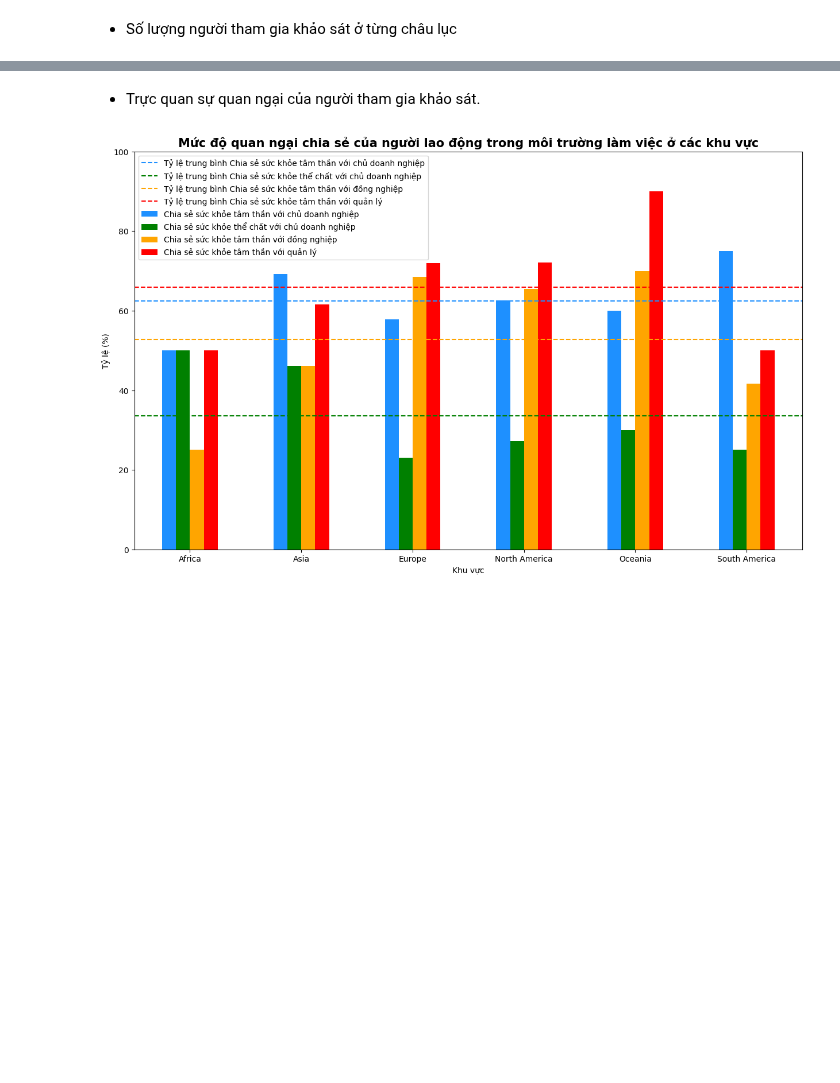
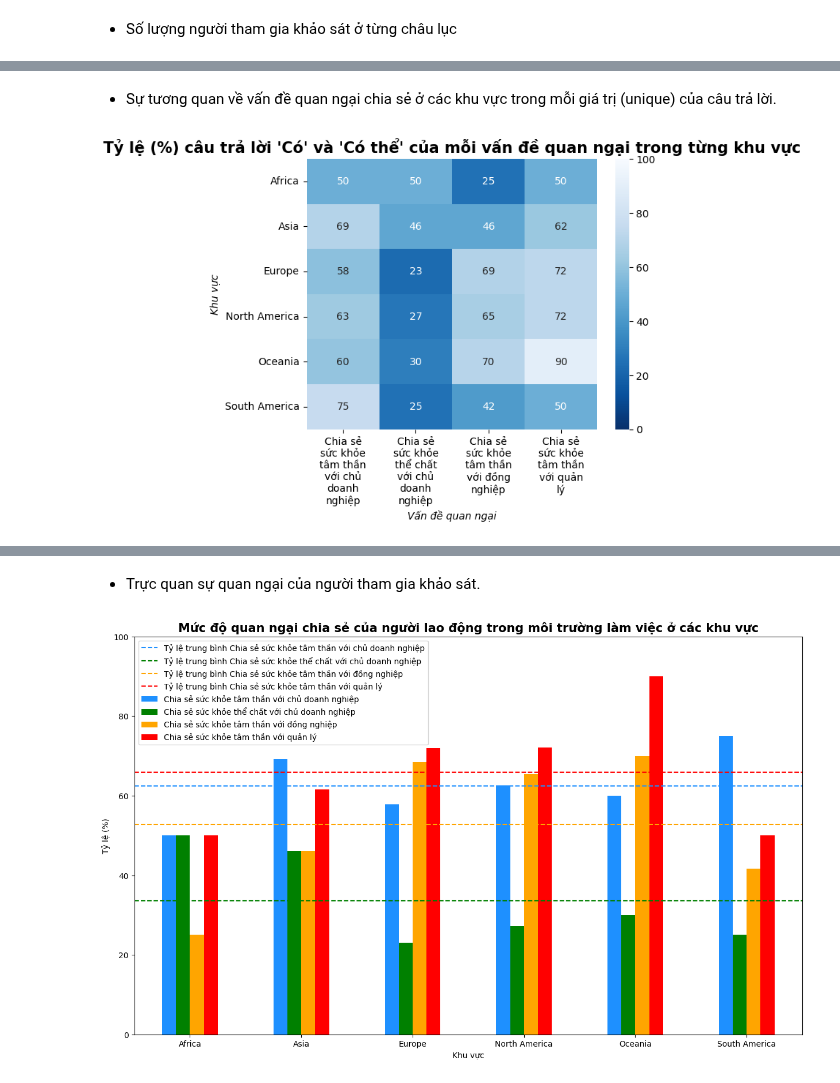
Before and after one commit to iam-Dylan/pfds-final-project, a Jupyter notebook: 4.2-analyzing.ipynb, the cells around one changed output, grey strips where cells are left out. Saved outputs shown, nothing was run; the diff lists cells and outputs as text; code cells hidden in the pictures; blank space fills up the shorter version.

```diff
--- a/4.2-analyzing.ipynb
+++ b/4.2-analyzing.ipynb
@@ -276,0 +209,13 @@ plt.show()
+# %% [markdown]
+- Sự tương quan về vấn đề quan ngại chia sẻ ở các khu vực trong mỗi giá trị (unique) của câu trả lời.
+# %%
+anal1_ratio.columns = ['Chia sẻ sức khỏe tâm thần với chủ doanh nghiệp', 'Chia sẻ sức khỏe thể chất với chủ doanh nghiệp', 'Chia sẻ sức khỏe tâm thần với đồng nghiệp', 'Chia sẻ sức khỏe tâm thần với quản lý']
+
+# Trực quan hóa dữ liệu
+ax = sns.heatmap(anal1_ratio, cmap='Blues_r', annot=True, vmin=0, vmax=100);
+plt.xlabel('Vấn đề quan ngại', fontdict={'style': 'italic'}); plt.ylabel('Khu vực', fontdict={'style': 'italic'})
+wrap_labels(ax, 10)
+plt.title('Tỷ lệ (%) câu trả lời \'Có\' và \'Có thể\' của mỗi vấn đề quan ngại trong từng khu vực',
+          fontdict={'size': 15, 'weight': 'bold'});
+# %% [output]
+[figure, added]
```
Also changed, not shown: parts of 37 cells of this notebook.
